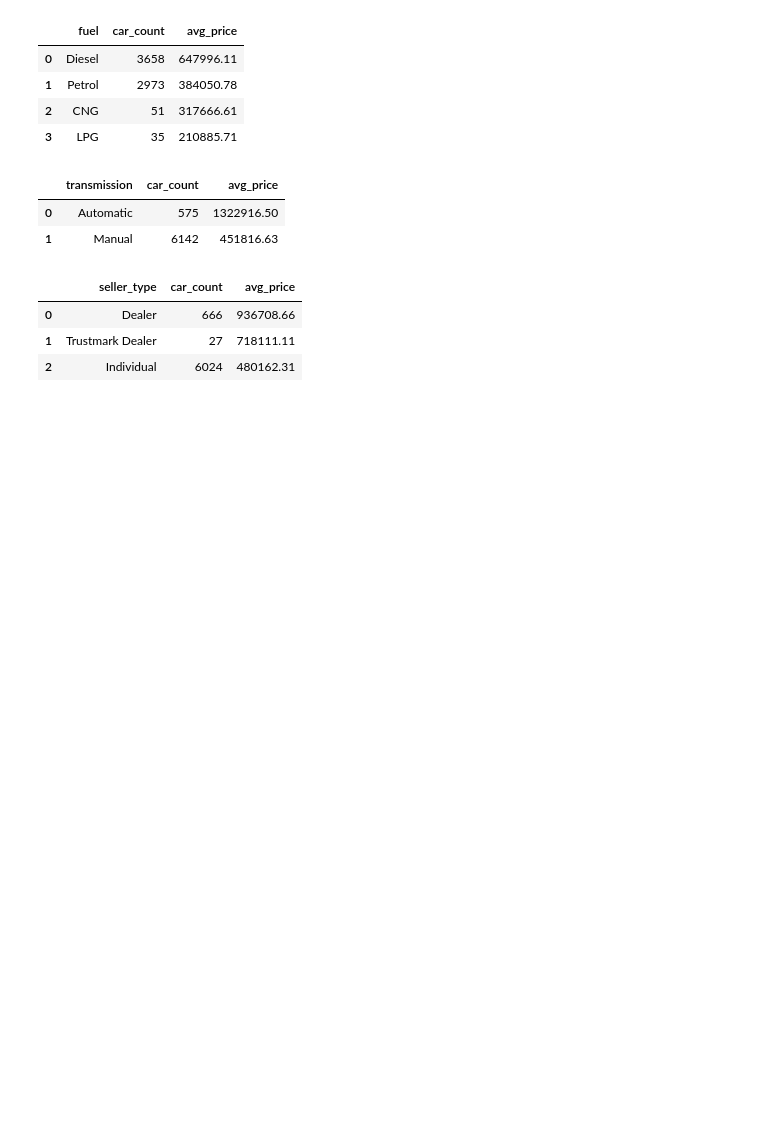
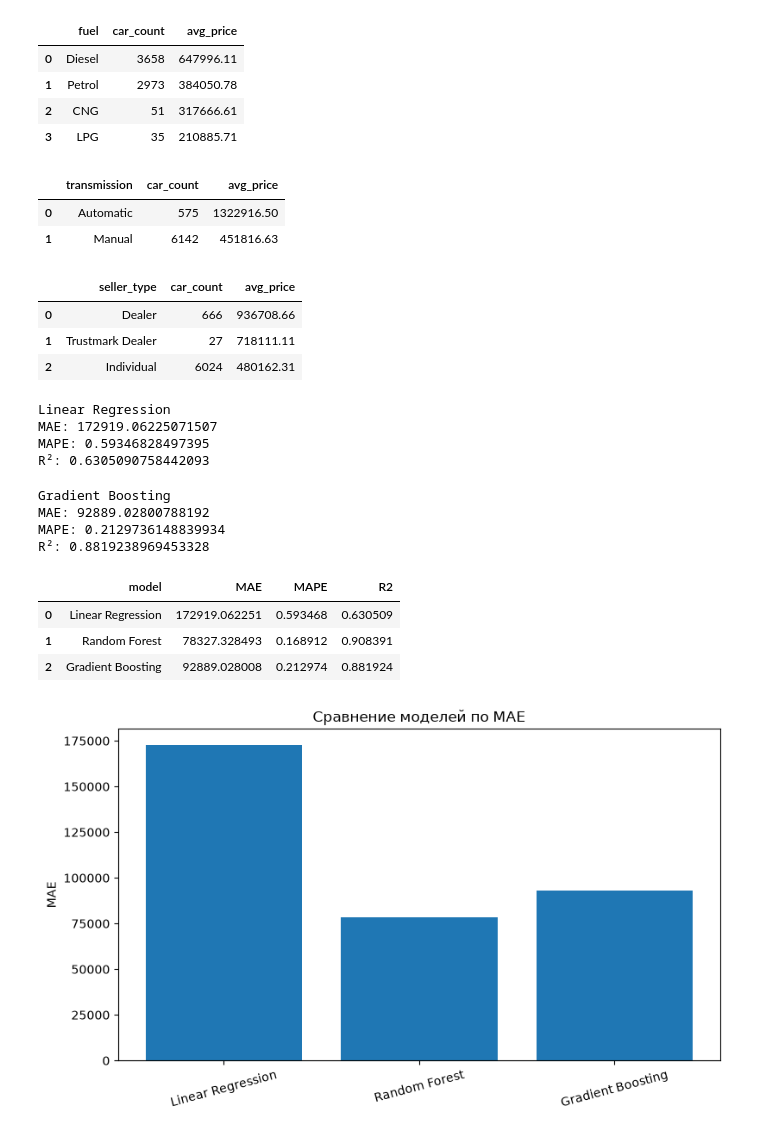
Before and after one commit to SheL16/car-price-prediction, a Jupyter notebook: notebooks/analysis.ipynb, the cells around one changed output. Cells and saved outputs as stored; diff of their text form; code cells hidden in the pictures; blank space fills up the shorter version.

Commit message:
Model Comprasion

```diff
--- a/notebooks/analysis.ipynb
+++ b/notebooks/analysis.ipynb
@@ -564,3 +564,74 @@ sql_seller
 | 2 | Individual | 6024 | 480162.31 |
 # %%
 conn.close()
+# %%
+linear_model = LinearRegression()
+linear_model.fit(x_train_final, y_train)
+
+linear_pred = linear_model.predict(x_test_final)
+
+linear_mae = mean_absolute_error(y_test, linear_pred)
+linear_mape = mean_absolute_percentage_error(y_test, linear_pred)
+linear_r2 = r2_score(y_test, linear_pred)
+
+print("Linear Regression")
+print("MAE:", linear_mae)
+print("MAPE:", linear_mape)
+print("R²:", linear_r2)
+# %% [output]
+Linear Regression
+MAE: 172919.06225071507
+MAPE: 0.59346828497395
+R²: 0.6305090758442093
+# %%
+gradient_model = GradientBoostingRegressor(
+    n_estimators=200,
+    learning_rate=0.05,
+    max_depth=3,
+    random_state=42
+)
+
+gradient_model.fit(x_train_final, y_train)
+
+gradient_pred = gradient_model.predict(x_test_final)
+
+gradient_mae = mean_absolute_error(y_test, gradient_pred)
+gradient_mape = mean_absolute_percentage_error(y_test, gradient_pred)
+gradient_r2 = r2_score(y_test, gradient_pred)
+
+print("Gradient Boosting")
+print("MAE:", gradient_mae)
+print("MAPE:", gradient_mape)
+print("R²:", gradient_r2)
+# %% [output]
+Gradient Boosting
+MAE: 92889.02800788192
+MAPE: 0.2129736148839934
+R²: 0.8819238969453328
+# %%
+rf_mae = mean_absolute_error(y_test, y_pred)
+rf_mape = mean_absolute_percentage_error(y_test, y_pred)
+rf_r2 = r2_score(y_test, y_pred)
+
+results = pd.DataFrame({
+    "model": ["Linear Regression", "Random Forest", "Gradient Boosting"],
+    "MAE": [linear_mae, rf_mae, gradient_mae],
+    "MAPE": [linear_mape, rf_mape, gradient_mape],
+    "R2": [linear_r2, rf_r2, gradient_r2]
+})
+
+results
+# %% [output]
+|  | model | MAE | MAPE | R2 |
+| 0 | Linear Regression | 172919.062251 | 0.593468 | 0.630509 |
+| 1 | Random Forest | 78327.328493 | 0.168912 | 0.908391 |
+| 2 | Gradient Boosting | 92889.028008 | 0.212974 | 0.881924 |
+# %%
+plt.figure(figsize=(9, 5))
+plt.bar(results["model"], results["MAE"])
+plt.ylabel("MAE")
+plt.title("Сравнение моделей по MAE")
+plt.xticks(rotation=15)
+plt.show()
+# %% [output]
+[figure, added]
```
Also changed, not shown: parts of 18 cells of this notebook.
